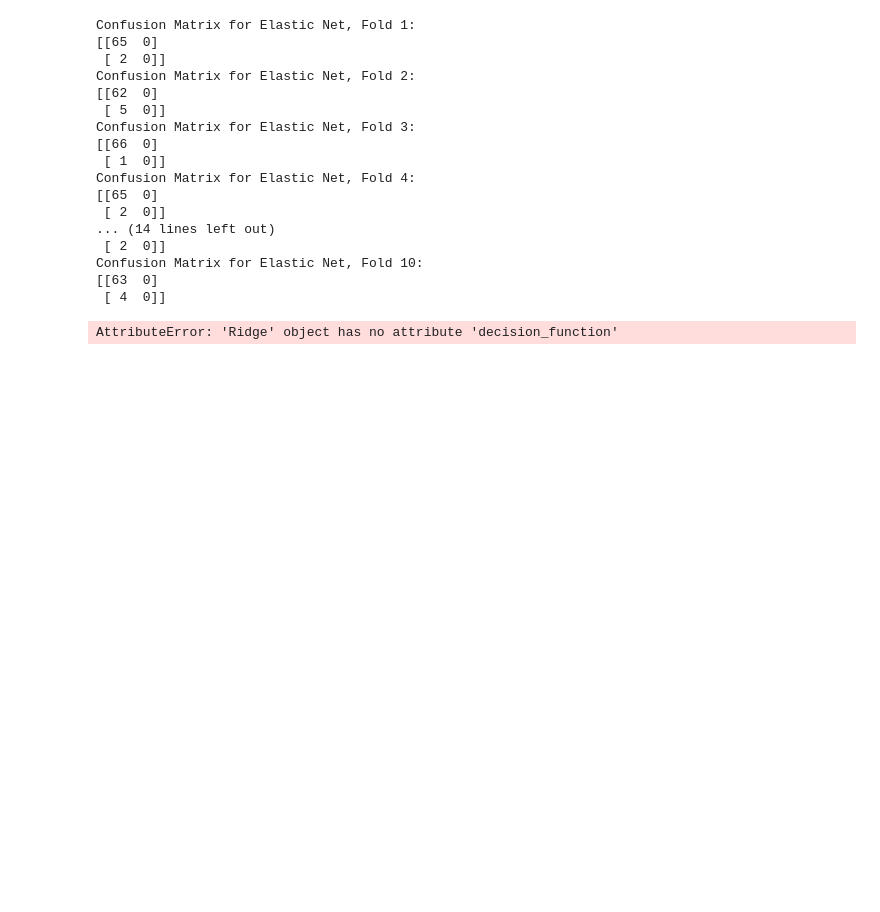
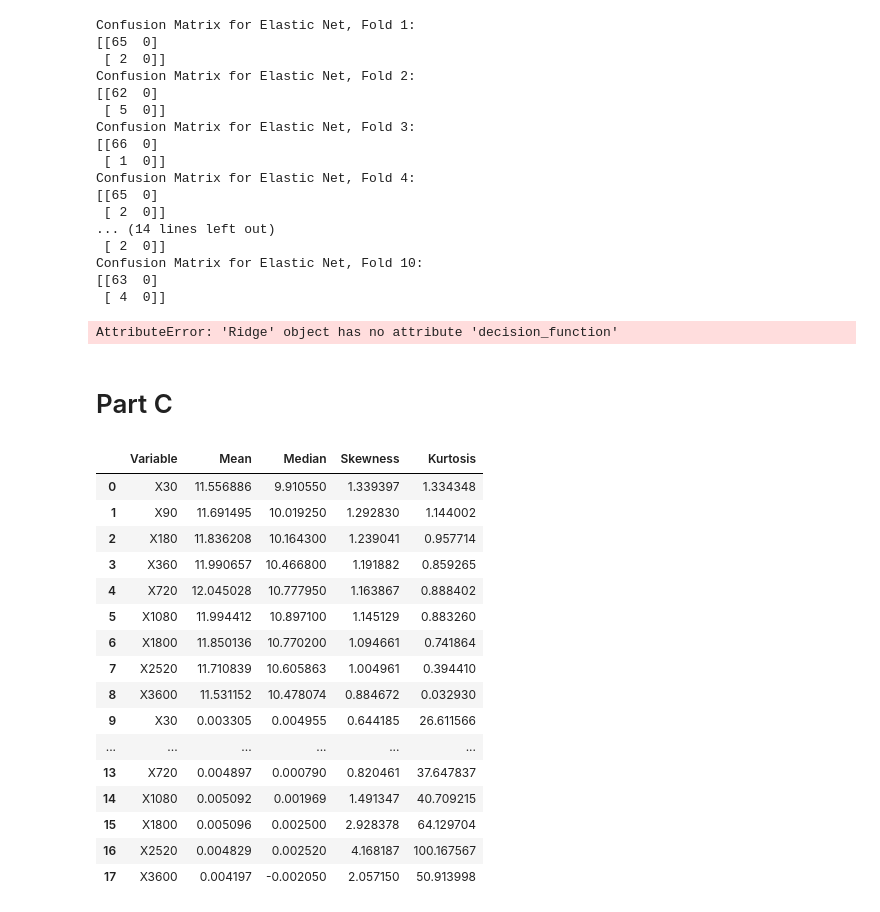
Before and after one commit to moleh13/EC48E, a Jupyter notebook: hw4/PS04.ipynb, the cells around one changed output. Drawn from its saved outputs; the diff is of its cells as text; code cells hidden in the pictures; blank space fills up the shorter version.

Commit message:
updates on part c

```diff
--- a/hw4/PS04.ipynb
+++ b/hw4/PS04.ipynb
@@ -446,3 +446,56 @@ for model_name, metrics in results.items():
     print(metrics['Confusion Matrix'])
 # %% [output]
 AttributeError: 'Ridge' object has no attribute 'decision_function'
+# %% [markdown]
+# Part C
+# %%
+import pandas as pd
+import numpy as np
+from scipy.stats import skew, kurtosis
+
+# Load the data
+data = pd.read_csv('csv_files/turkish_yields.csv')
+
+# Changing only the first column name to date
+data.columns.values[0] = "Date"
+
+# Convert the date column to datetime format
+data["Date"] = pd.to_datetime(data["Date"], format='%d.%m.%Y')
+
+# Calculate differences
+for i in range(1, len(data.columns)):
+    data[data.columns[i] + '_diff'] = data[data.columns[i]] - data[data.columns[i]].shift(1)
+
+# Drop the first row since it will have NaN values due to differencing
+data.dropna(inplace=True)
+
+# Calculate descriptive statistics
+statistics = pd.DataFrame(columns=['Variable', 'Mean', 'Median', 'Skewness', 'Kurtosis'])
+
+for column in data.columns[1:]:
+    variable = column.split('_')[0]
+    mean = np.mean(data[column])
+    median = np.median(data[column])
+    sk = skew(data[column])
+    kurt = kurtosis(data[column])
+    statistics = statistics.append({'Variable': variable, 'Mean': mean, 'Median': median, 'Skewness': sk, 'Kurtosis': kurt}, ignore_index=True)
+
+display(statistics)
+# %% [output]
+|  | Variable | Mean | Median | Skewness | Kurtosis |
+| 0 | X30 | 11.556886 | 9.910550 | 1.339397 | 1.334348 |
+| 1 | X90 | 11.691495 | 10.019250 | 1.292830 | 1.144002 |
+| 2 | X180 | 11.836208 | 10.164300 | 1.239041 | 0.957714 |
+| 3 | X360 | 11.990657 | 10.466800 | 1.191882 | 0.859265 |
+| 4 | X720 | 12.045028 | 10.777950 | 1.163867 | 0.888402 |
+| 5 | X1080 | 11.994412 | 10.897100 | 1.145129 | 0.883260 |
+| 6 | X1800 | 11.850136 | 10.770200 | 1.094661 | 0.741864 |
+| 7 | X2520 | 11.710839 | 10.605863 | 1.004961 | 0.394410 |
+| 8 | X3600 | 11.531152 | 10.478074 | 0.884672 | 0.032930 |
+| 9 | X30 | 0.003305 | 0.004955 | 0.644185 | 26.611566 |
+| ... | ... | ... | ... | ... | ... |
+| 13 | X720 | 0.004897 | 0.000790 | 0.820461 | 37.647837 |
+| 14 | X1080 | 0.005092 | 0.001969 | 1.491347 | 40.709215 |
+| 15 | X1800 | 0.005096 | 0.002500 | 2.928378 | 64.129704 |
+| 16 | X2520 | 0.004829 | 0.002520 | 4.168187 | 100.167567 |
+| 17 | X3600 | 0.004197 | -0.002050 | 2.057150 | 50.913998 |
```
Also changed, not shown: parts of 3 cells of this notebook.
